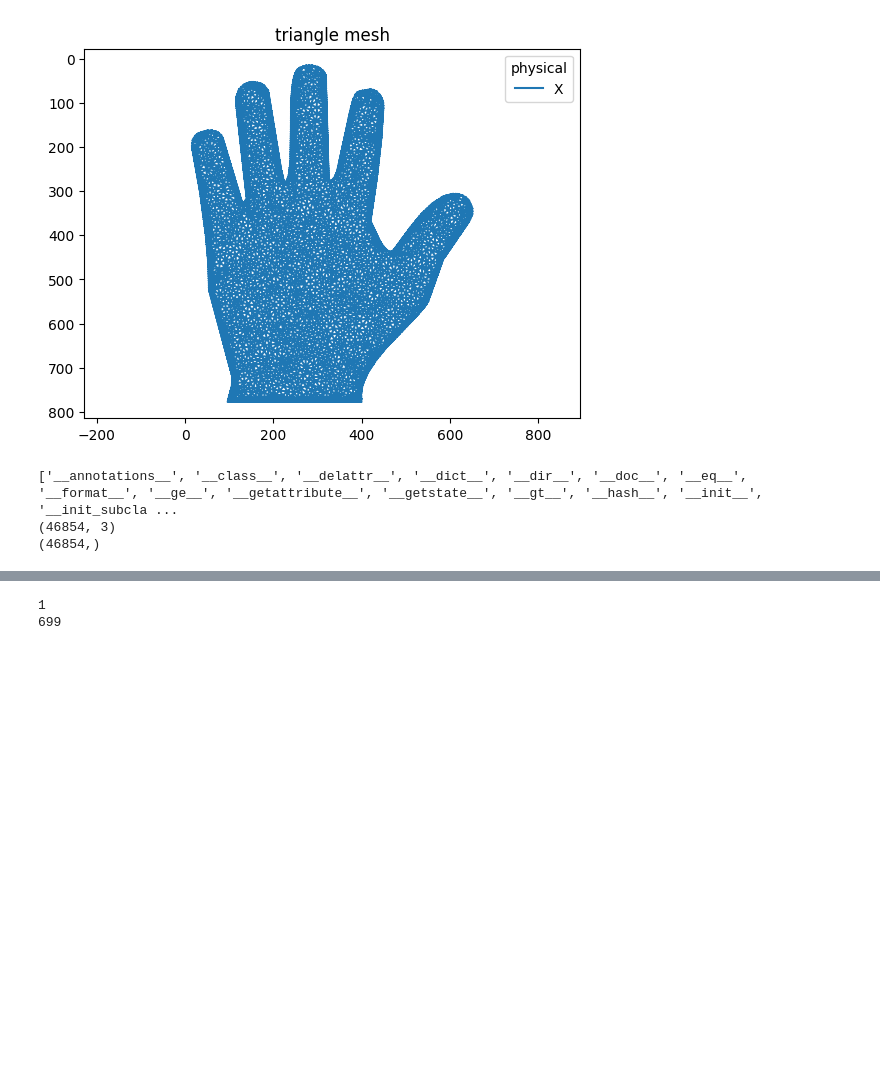
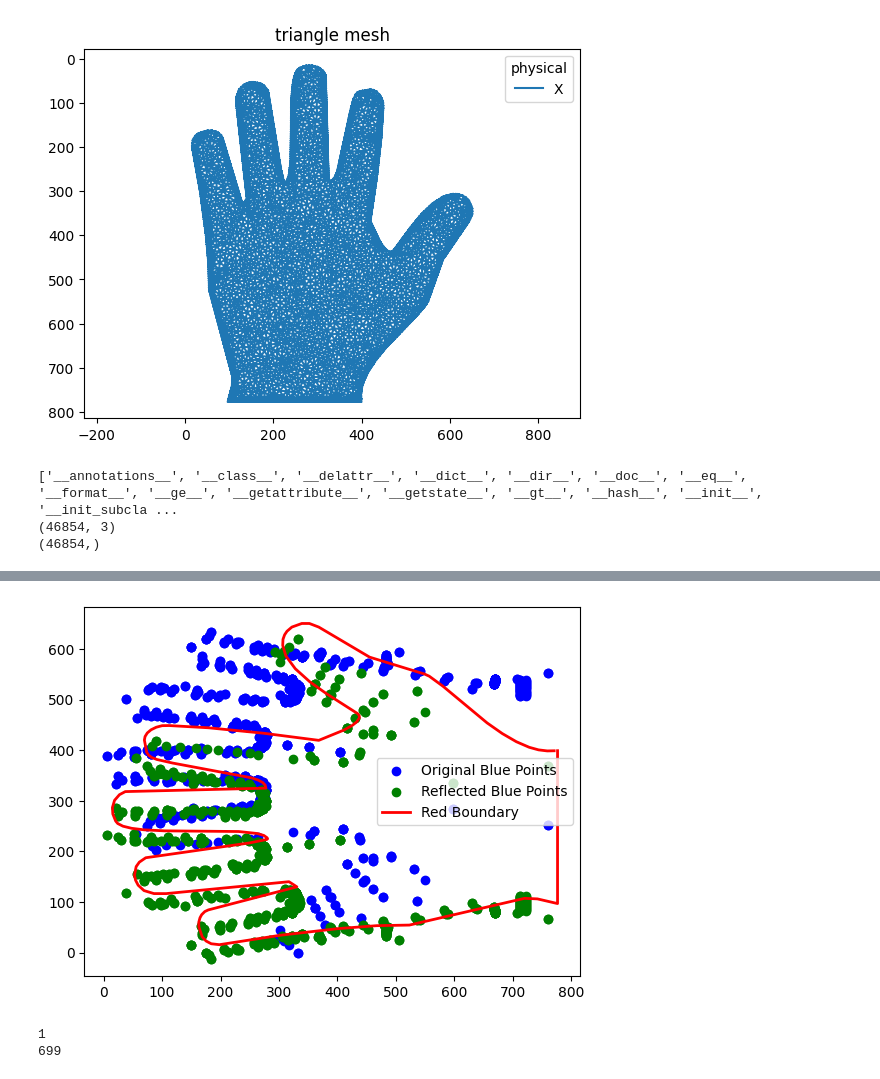
Before and after one commit to AntheaLi/match-hand, a Jupyter notebook: match_hand.ipynb, the cells around one changed output, grey strips where cells are left out. Cells and saved outputs as stored; diff of their text form; code cells hidden in the pictures; blank space fills up the shorter version.

```diff
--- a/match_hand.ipynb
+++ b/match_hand.ipynb
@@ -172,3 +229,19 @@ plt.show()
+# %%
+# Calculate the center of the red boundary
+center_y = np.mean(vertices[:, 0])
+
+# Reflect the blue points across the horizontal axis
+reflected_blue_points = vertices.copy()
+reflected_blue_points[:, 1] = 2 * center_y - vertices[:, 1]
+
+# Plot the results
+plt.scatter(vertices[:, 0], vertices[:, 1], color='blue', label='Original Blue Points')
+plt.scatter(reflected_blue_points[:, 0], reflected_blue_points[:, 1], color='green', label='Reflected Blue Points')
+plt.plot(handEdge[:, 0], handEdge[:, 1], color='red', linewidth=2, label='Red Boundary')
+plt.legend()
+plt.show()
+# %% [output]
+[figure, added]
 # %%
 import numpy as np
 import imageio
```
Also changed, not shown: parts of 3 cells of this notebook, 5 other files.
